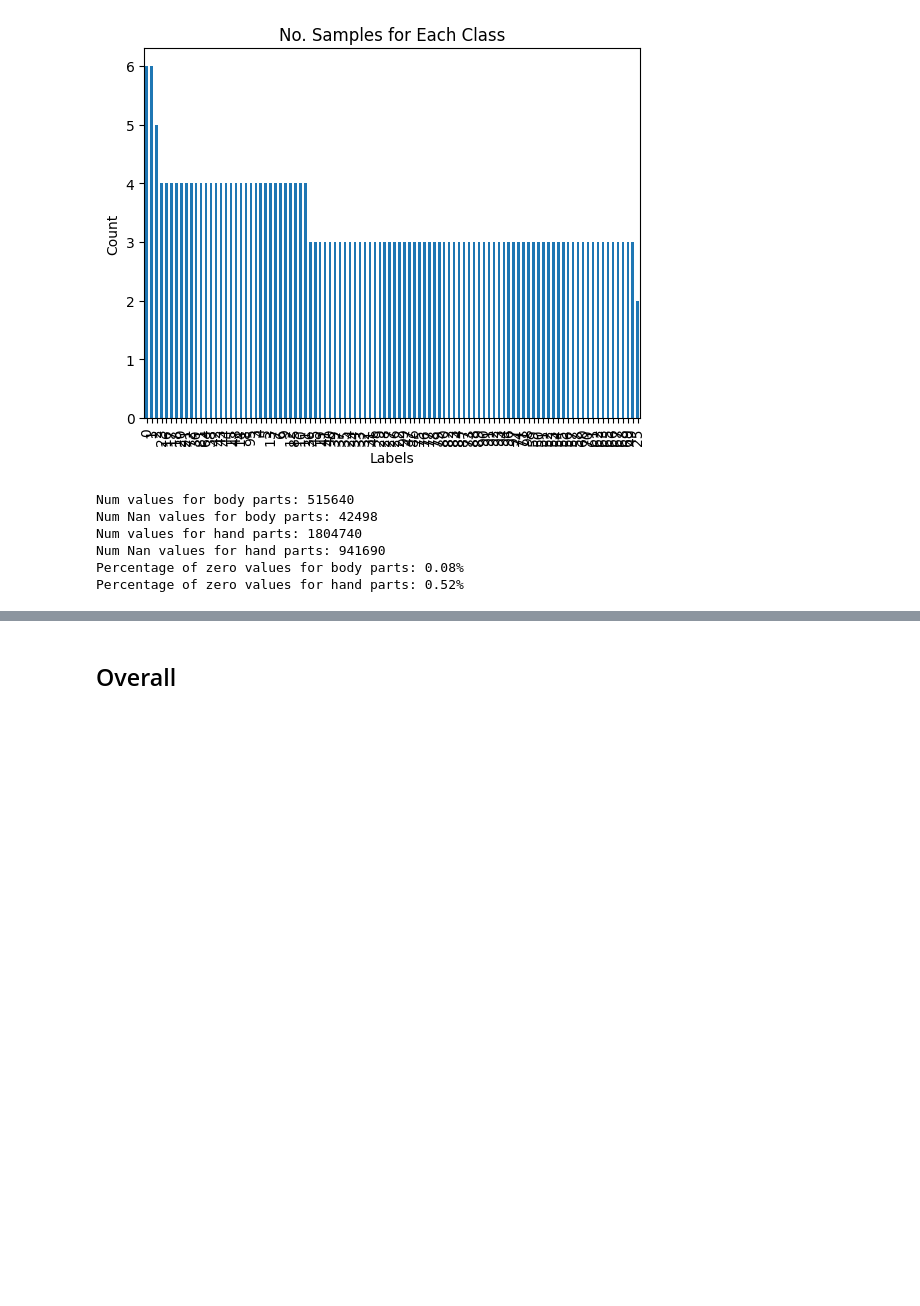
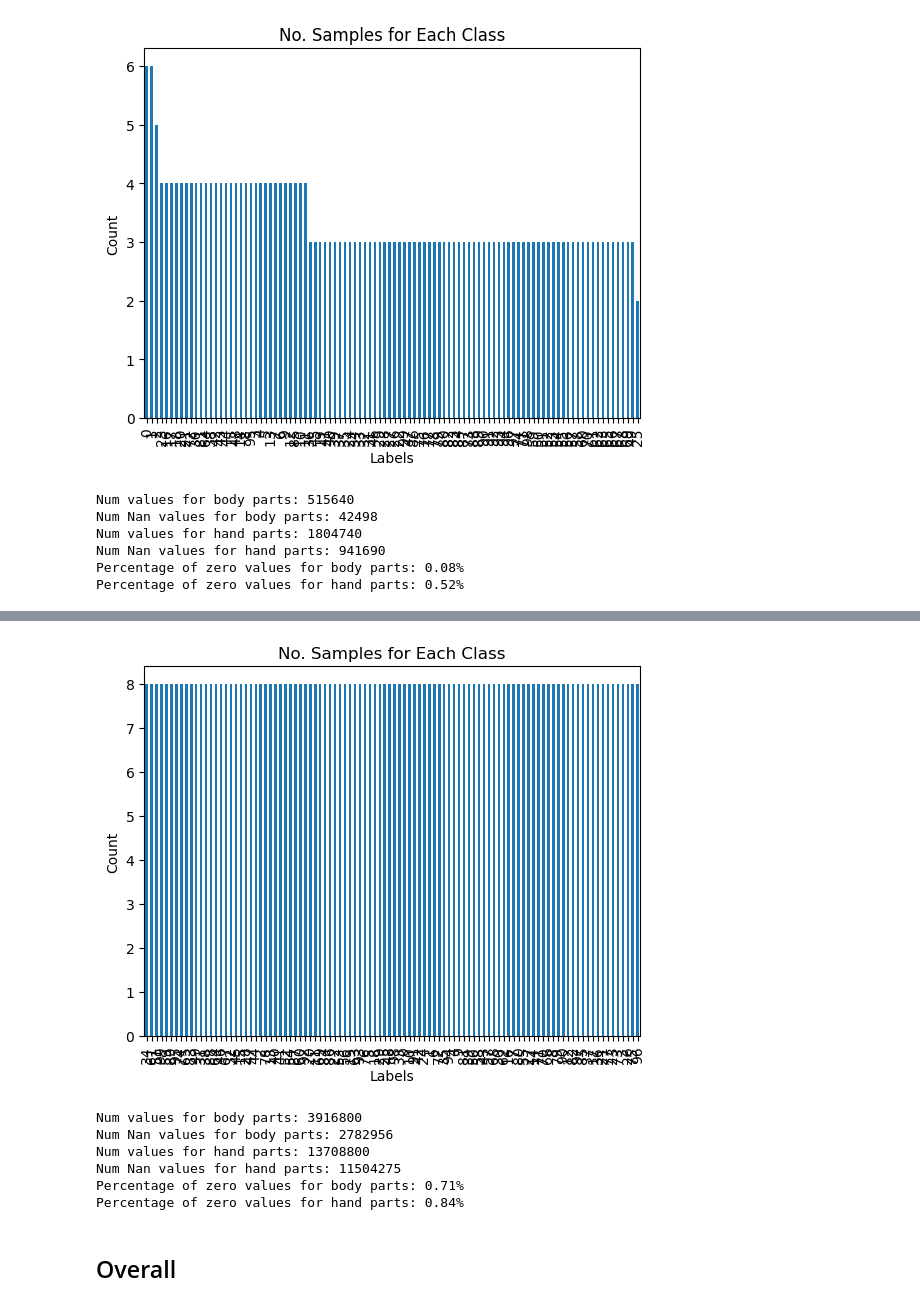
Before and after one commit to mpuu00001/Siformer, a Jupyter notebook: notebook/dataset_distribution_analysis.ipynb, the cells around one changed output, grey strips where cells are left out. Saved outputs shown, nothing was run; the diff lists cells and outputs as text; code cells hidden in the pictures; blank space fills up the shorter version.

```diff
--- a/notebook/dataset_distribution_analysis.ipynb
+++ b/notebook/dataset_distribution_analysis.ipynb
@@ -135,3 +185,13 @@ Percentage of zero values for hand parts: 0.52%
+# %%
+calculate_and_print_stats(None, dataframe=val_df)
+# %% [output]
+[figure, added]
+Num values for body parts: 3916800
+Num Nan values for body parts: 2782956
+Num values for hand parts: 13708800
+Num Nan values for hand parts: 11504275
+Percentage of zero values for body parts: 0.71%
+Percentage of zero values for hand parts: 0.84%
 # %% [markdown]
 ## Overall
 # %%
```
Also changed, not shown: parts of 9 cells of this notebook, 5 other files.
